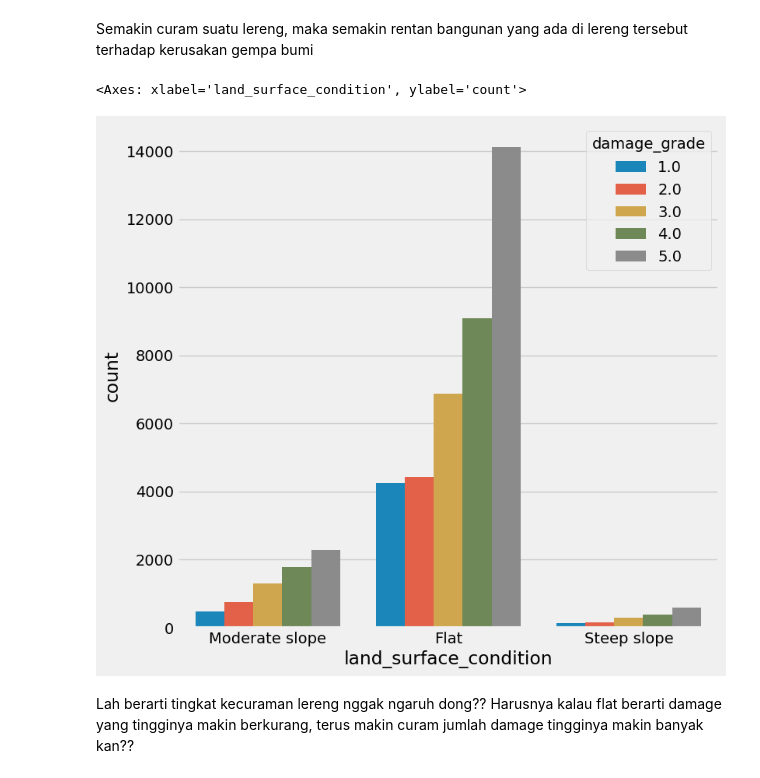
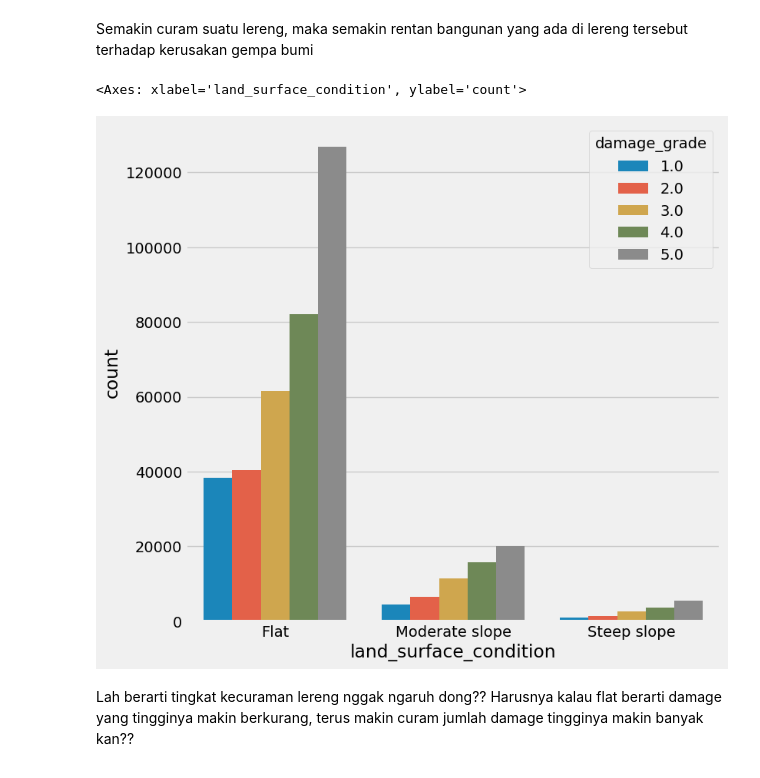
Before and after one commit to damahindra/Earthquake-Damage-Grade-Analysis-and-Prediction, a Jupyter notebook: Workspace-Firhan/ws-fir.ipynb, the cells around one changed output. Saved outputs shown, nothing was run; the diff lists cells and outputs as text; code cells hidden in the pictures.

```diff
--- a/Workspace-Firhan/ws-fir.ipynb
+++ b/Workspace-Firhan/ws-fir.ipynb
@@ -432,10 +432,10 @@ Dangi, S.K. and Akhtar, S. (2019) Seismic Analysis of a RC building on sloping g
 Semakin curam suatu lereng, maka semakin rentan bangunan yang ada di lereng tersebut terhadap kerusakan gempa bumi
 # %%
 plt.figure(figsize=(8,8))
-temp_df = df_dropped_na[['land_surface_condition', 'damage_grade']]
+temp_df = df[['land_surface_condition', 'damage_grade']]
 sns.countplot(x=temp_df['land_surface_condition'], hue=temp_df['damage_grade'])
 # %% [output]
 <Axes: xlabel='land_surface_condition', ylabel='count'>
-[figure, old version]
+[figure, new version]
 # %% [markdown]
 Lah berarti tingkat kecuraman lereng nggak ngaruh dong?? Harusnya kalau flat berarti damage yang tingginya makin berkurang, terus makin curam jumlah damage tingginya makin banyak kan??
```
